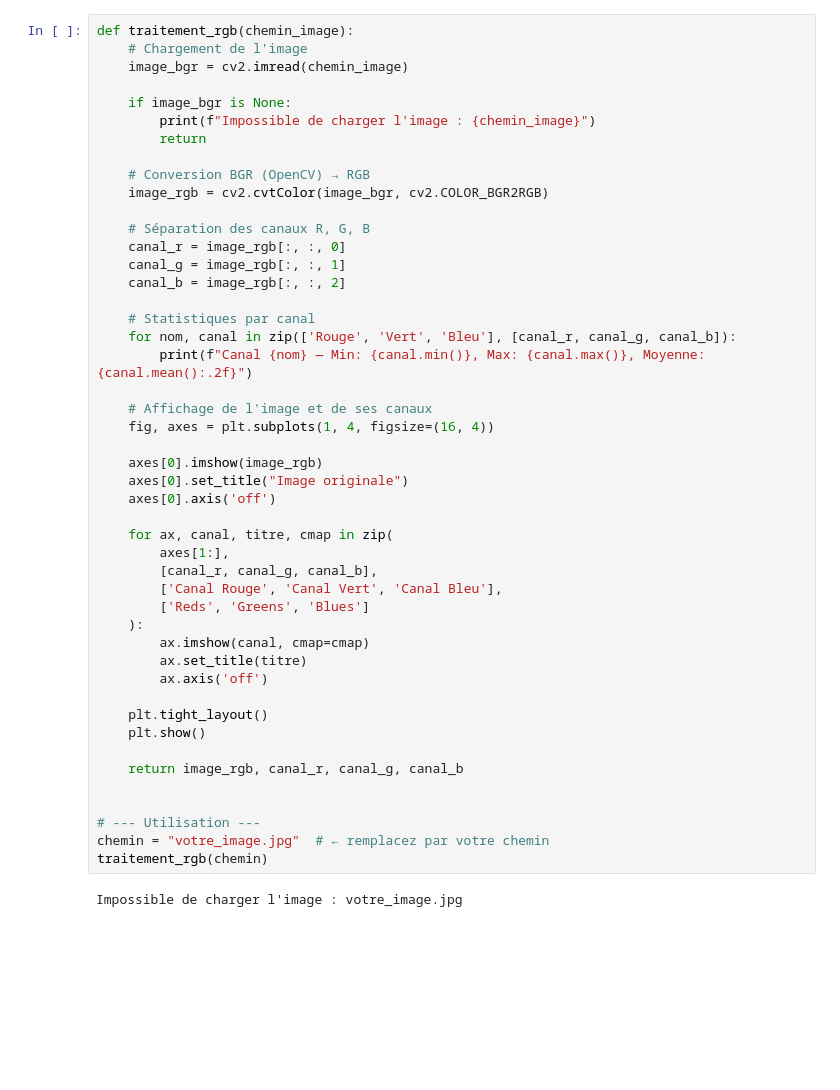
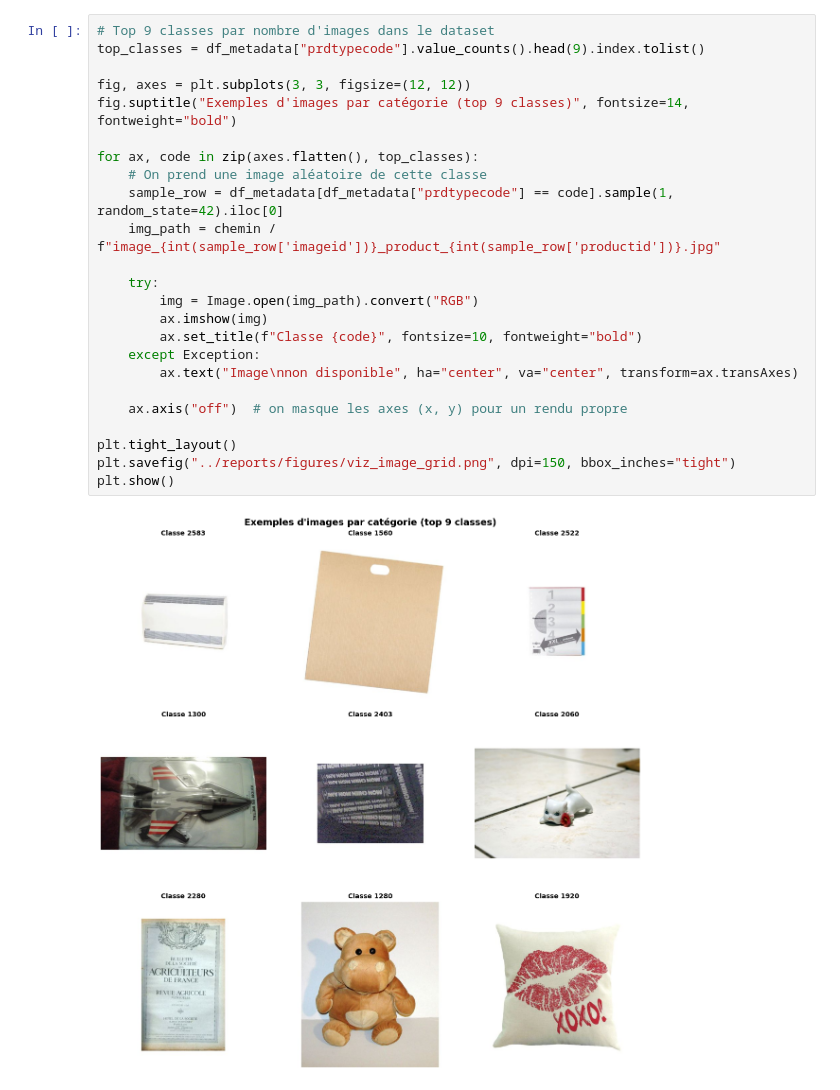
Before and after one commit to YacineA7/Rakuten-MLE-DEC25, a Jupyter notebook: notebooks/DataExploration_Images.ipynb, the cells around one changed output. Drawn from its saved outputs; the diff is of its cells as text; blank space fills up the shorter version.

```diff
--- a/notebooks/DataExploration_Images.ipynb
+++ b/notebooks/DataExploration_Images.ipynb
@@ -77,50 +233,27 @@ print(df.shape)
 # %%
-def traitement_rgb(chemin_image):
-    # Chargement de l'image
-    image_bgr = cv2.imread(chemin_image)
+# Top 9 classes par nombre d'images dans le dataset
+top_classes = df_metadata["prdtypecode"].value_counts().head(9).index.tolist()
 
-    if image_bgr is None:
-        print(f"Impossible de charger l'image : {chemin_image}")
-        return
+fig, axes = plt.subplots(3, 3, figsize=(12, 12))
+fig.suptitle("Exemples d'images par catégorie (top 9 classes)", fontsize=14, fontweight="bold")
 
-    # Conversion BGR (OpenCV) → RGB
-    image_rgb = cv2.cvtColor(image_bgr, cv2.COLOR_BGR2RGB)
+for ax, code in zip(axes.flatten(), top_classes):
+    # On prend une image aléatoire de cette classe
+    sample_row = df_metadata[df_metadata["prdtypecode"] == code].sample(1, random_state=42).iloc[0]
+    img_path = chemin / f"image_{int(sample_row['imageid'])}_product_{int(sample_row['productid'])}.jpg"
 
-    # Séparation des canaux R, G, B
-    canal_r = image_rgb[:, :, 0]
-    canal_g = image_rgb[:, :, 1]
-    canal_b = image_rgb[:, :, 2]
+    try:
+        img = Image.open(img_path).convert("RGB")
+        ax.imshow(img)
+        ax.set_title(f"Classe {code}", fontsize=10, fontweight="bold")
+    except Exception:
+        ax.text("Image\nnon disponible", ha="center", va="center", transform=ax.transAxes)
 
-    # Statistiques par canal
-    for nom, canal in zip(['Rouge', 'Vert', 'Bleu'], [canal_r, canal_g, canal_b]):
-        print(f"Canal {nom} — Min: {canal.min()}, Max: {canal.max()}, Moyenne: {canal.mean():.2f}")
+    ax.axis("off")  # on masque les axes (x, y) pour un rendu propre
 
-    # Affichage de l'image et de ses canaux
-    fig, axes = plt.subplots(1, 4, figsize=(16, 4))
-
-    axes[0].imshow(image_rgb)
-    axes[0].set_title("Image originale")
-    axes[0].axis('off')
-
-    for ax, canal, titre, cmap in zip(
-        axes[1:],
-        [canal_r, canal_g, canal_b],
-        ['Canal Rouge', 'Canal Vert', 'Canal Bleu'],
-        ['Reds', 'Greens', 'Blues']
-    ):
-        ax.imshow(canal, cmap=cmap)
-        ax.set_title(titre)
-        ax.axis('off')
-
-    plt.tight_layout()
-    plt.show()
-
-    return image_rgb, canal_r, canal_g, canal_b
-
-
-# --- Utilisation ---
-chemin = "votre_image.jpg"  # ← remplacez par votre chemin
-traitement_rgb(chemin)
+plt.tight_layout()
+plt.savefig("../reports/figures/viz_image_grid.png", dpi=150, bbox_inches="tight")
+plt.show()
 # %% [output]
-Impossible de charger l'image : votre_image.jpg
+[figure, added]
 # %%
```
Also changed, not shown: parts of 19 cells of this notebook, 16 other files.
